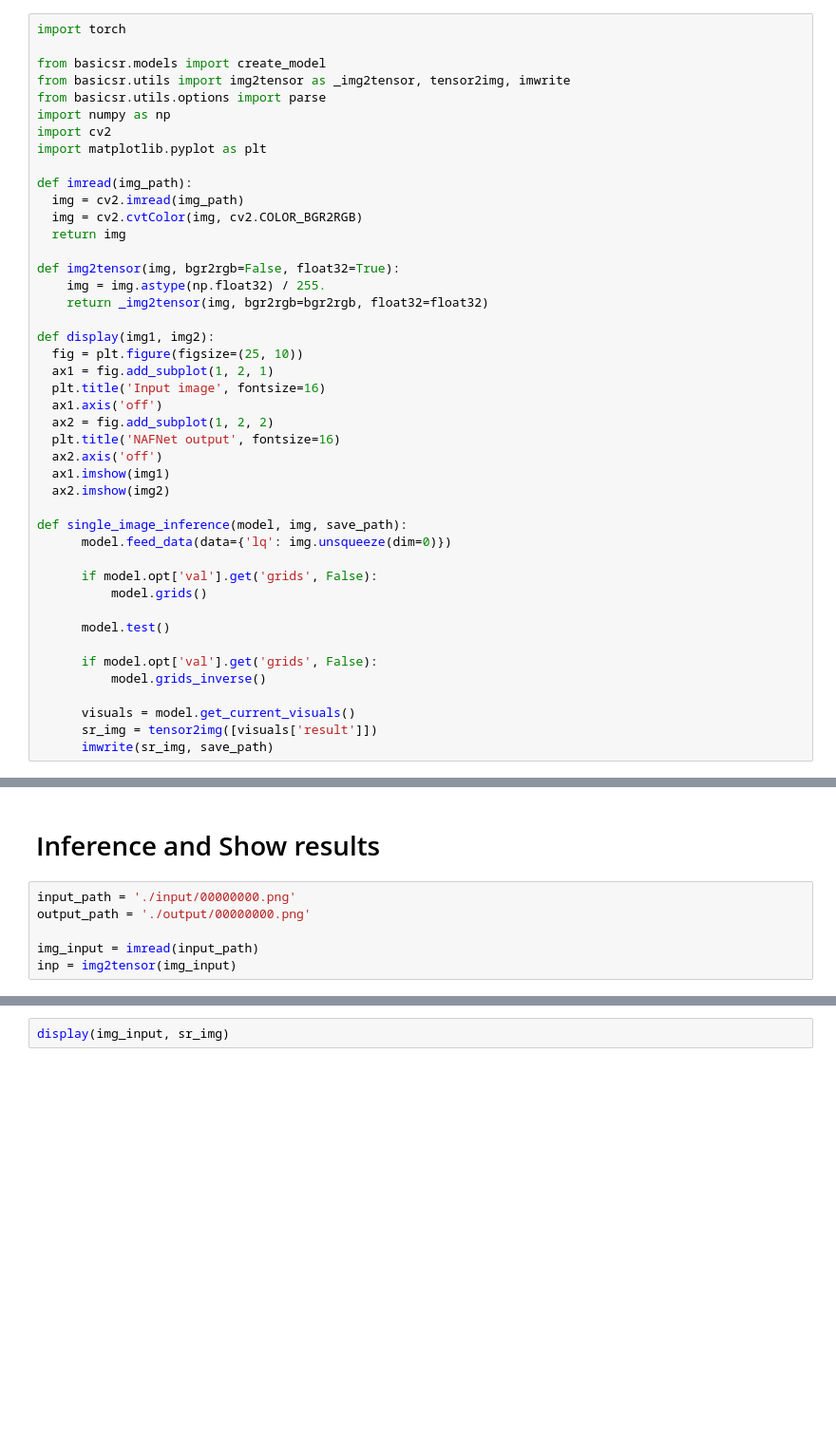
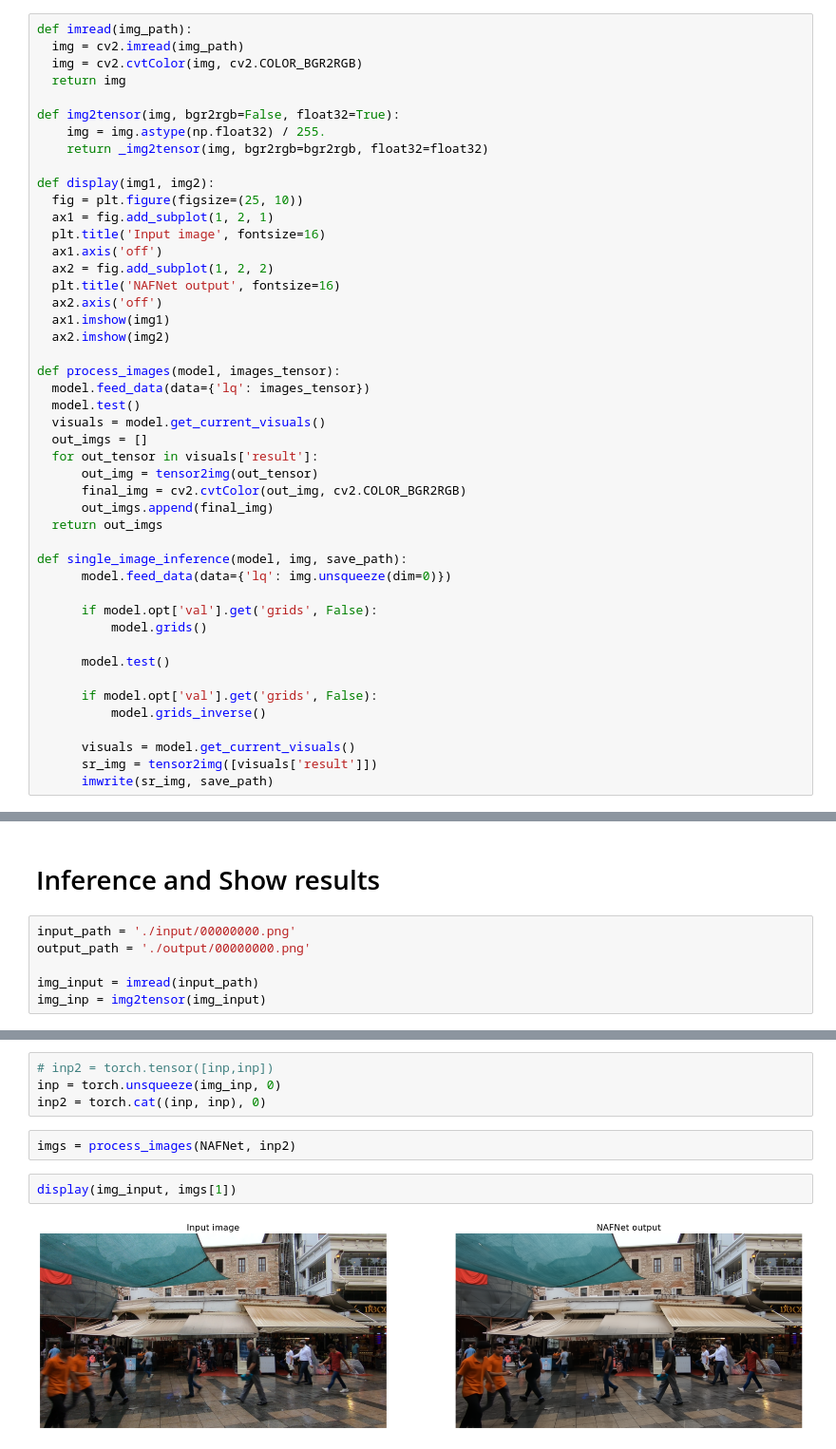
Before and after one commit to benjamin32561/ImageDeBlur, a Jupyter notebook: NAFNet/test.ipynb, the cells around one changed output, grey strips where cells are left out. Shown at 95% size. Drawn from its saved outputs; the diff is of its cells as text; blank space fills up the shorter version.

Commit message:
wrote code for multi image process

```diff
--- a/NAFNet/test.ipynb
+++ b/NAFNet/test.ipynb
@@ -1,13 +9,4 @@
 # %%
-import torch
-
-from basicsr.models import create_model
-from basicsr.utils import img2tensor as _img2tensor, tensor2img, imwrite
-from basicsr.utils.options import parse
-import numpy as np
-import cv2
-import matplotlib.pyplot as plt
-
 def imread(img_path):
   img = cv2.imread(img_path)
   img = cv2.cvtColor(img, cv2.COLOR_BGR2RGB)
@@ -28,6 +27,17 @@ def display(img1, img2):
   ax1.imshow(img1)
   ax2.imshow(img2)
 
+def process_images(model, images_tensor):
+  model.feed_data(data={'lq': images_tensor})
+  model.test()
+  visuals = model.get_current_visuals()
+  out_imgs = []
+  for out_tensor in visuals['result']:
+      out_img = tensor2img(out_tensor)
+      final_img = cv2.cvtColor(out_img, cv2.COLOR_BGR2RGB)
+      out_imgs.append(final_img)
+  return out_imgs
+
 def single_image_inference(model, img, save_path):
       model.feed_data(data={'lq': img.unsqueeze(dim=0)})
 
@@ -59,4 +69,4 @@ input_path = './input/00000000.png'
 output_path = './output/00000000.png'
 
 img_input = imread(input_path)
-inp = img2tensor(img_input)
+img_inp = img2tensor(img_input)
@@ -70,2 +73,10 @@ sr_img = tensor2img([visuals['result']])
+# %%
+# inp2 = torch.tensor([inp,inp])
+inp = torch.unsqueeze(img_inp, 0)
+inp2 = torch.cat((inp, inp), 0)
+# %%
+imgs = process_images(NAFNet, inp2)
 # %%
-display(img_input, sr_img)
+display(img_input, imgs[1])
+# %% [output]
+[figure, added]
```
Also changed, not shown: parts of 3 cells of this notebook, 1 other file.
